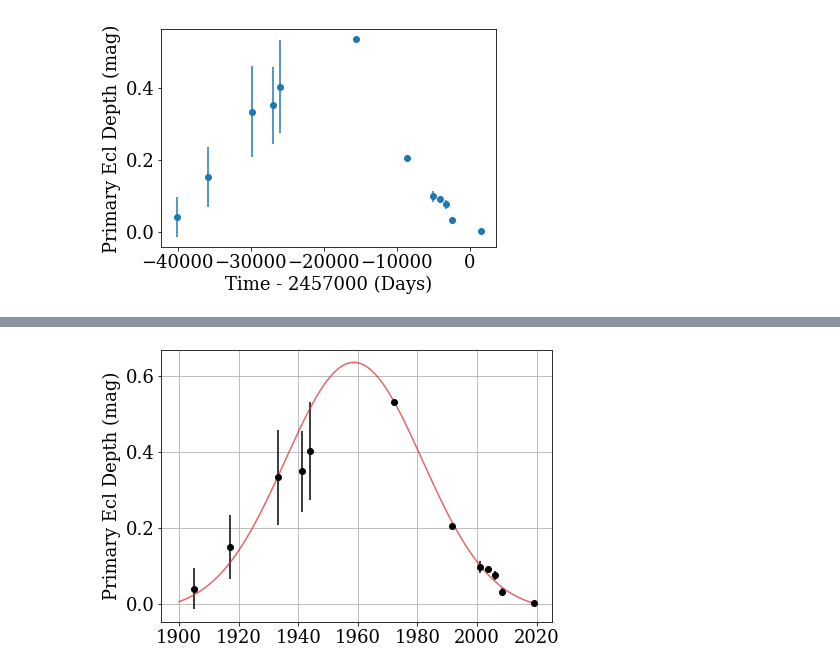
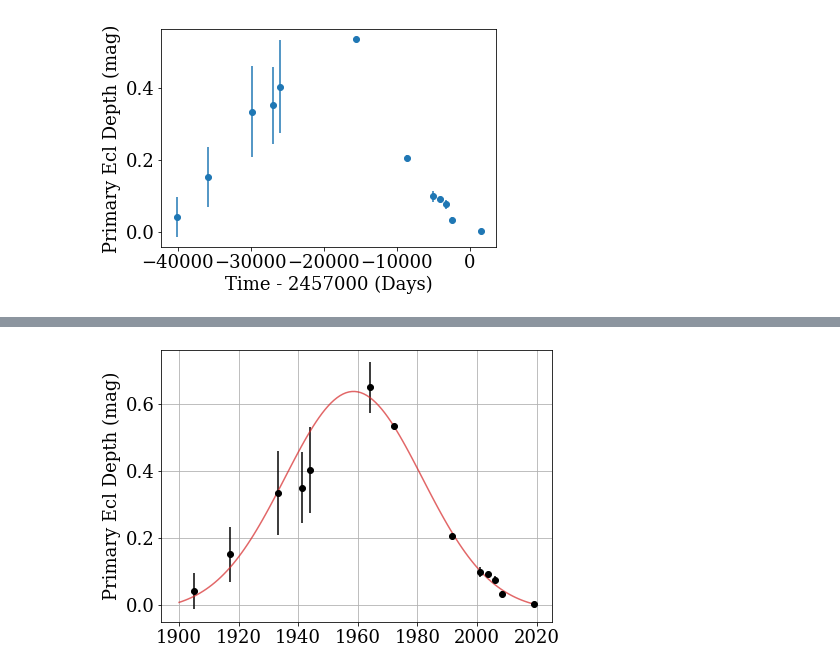
Before and after one commit to jradavenport/HS-Hya, a Jupyter notebook: makeplots.ipynb, the cells around one changed output, grey strips where cells are left out. Cells and saved outputs as stored; diff of their text form; code cells hidden in the pictures.

Commit message:
make plots for Astrofest 2020

```diff
--- a/makeplots.ipynb
+++ b/makeplots.ipynb
@@ -43,7 +43,8 @@ some exquisite narrow-band $ubvy$ photometry
 # http://caleb.eastern.edu/original_data_display.php?model_id=294
 g75_file = 'data/Gyldenkerne1975.txt'
 
-g75 = pd.read_table(g75_file, comment='#', delim_whitespace=True)
+g75 = pd.read_table(g75_file, comment='#', sep=' ')
+# g75
 # %%
 ubvy = (g75['d(u)'] + g75['d(b)'] + g75['d(v)'] + g75['d(y)']) / 4.
 # %%
@@ -231,7 +232,7 @@ dnames = ('Date', 'year', 'magcal_magdep', 'magcal_local_rms', 'limiting_mag_loc
           'ra', 'dec', 'THETA_J2000', 'ELLIPTICITY', 'Plate', 'versionId', 'AFLAGS',
           'BFLAGS', 'NUMBER', 'quality', 'timeAccuracy', 'AFLAGSBits', 'BFLAGSBits', 'qualitybits')
 
-dasch = pd.read_table('data/plotshort_ATLAS2_551047062.txt', delim_whitespace=True, names=dnames, skiprows=7)
+dasch = pd.read_table('data/plotshort_ATLAS2_551047062.txt', sep='|', names=dnames)
 dasch.columns
 # %% [output]
 Index(['Date', 'year', 'magcal_magdep', 'magcal_local_rms',
@@ -364,6 +365,6 @@ array([[0.05490941, 0.02037637, 0.09974078, 0.12106098],
 # %% [markdown]
 ## ASAS
 # %%
-asas = pd.read_table('data/asas3.txt', delim_whitespace=True)
+asas = pd.read_table('data/asas3.txt', sep=' ')
 asas.columns
 # %% [output]
@@ -610,14 +657,24 @@ print(dfit)
 [figure]
 # %%
 plt.figure(figsize=(7,5))
-plt.errorbar((times+BJD0_tess - 2455197.50000)/365.24 + 2010,
-             big_data[:,0], yerr=big_errs[:,0], marker='o', linestyle='None', c='k')
+xt = (times+BJD0_tess - 2455197.50000)/365.24 + 2010
+yt = big_data[:,0]
+et = big_errs[:,0]
+
+# add approx datapoint from Strohmeier+1965
+xt = np.append(xt, 1964)
+yt = np.append(yt, 0.65)
+et = np.append(et, 0.075)
+
+dfit,_ = curve_fit(gaus,xt, yt, p0=[0.6, 0., 1960,25], sigma=et)
+
+plt.errorbar(xt, yt, yerr=et, marker='o', linestyle='None', c='k')
 
 plt.plot(np.arange(1900,2020,1), gaus(np.arange(1900,2020,1), *dfit), c='C3', alpha=0.7)
 
 plt.ylabel('Primary Ecl Depth (mag)')
 # plt.title('HS Hya')
 plt.grid(True)
-plt.savefig('historic_depth.pdf', dpi=150, bbox_inches='tight', pad_inches=0.25)
+plt.savefig('historic_depth.png', dpi=150, bbox_inches='tight', pad_inches=0.25)
 # %% [output]
-[figure, old version]
+[figure, new version]
```
Also changed, not shown: parts of 14 cells of this notebook, 4 other files.
